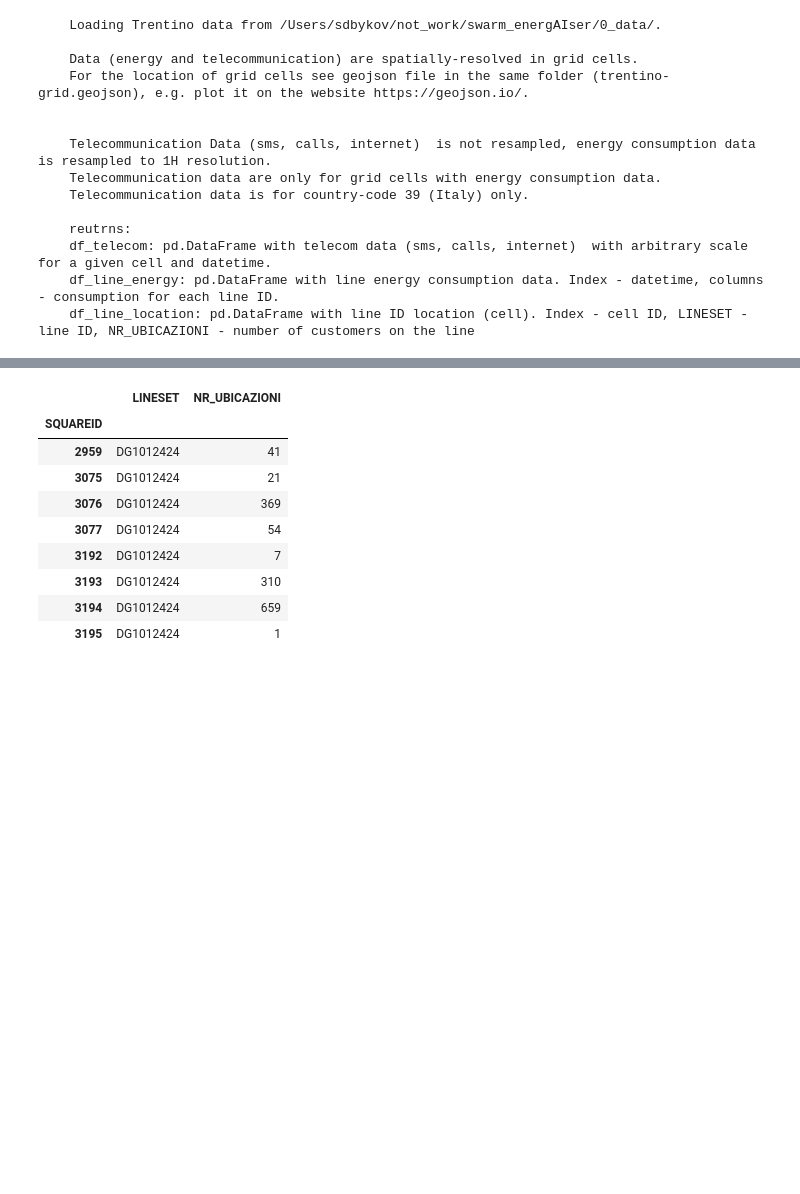
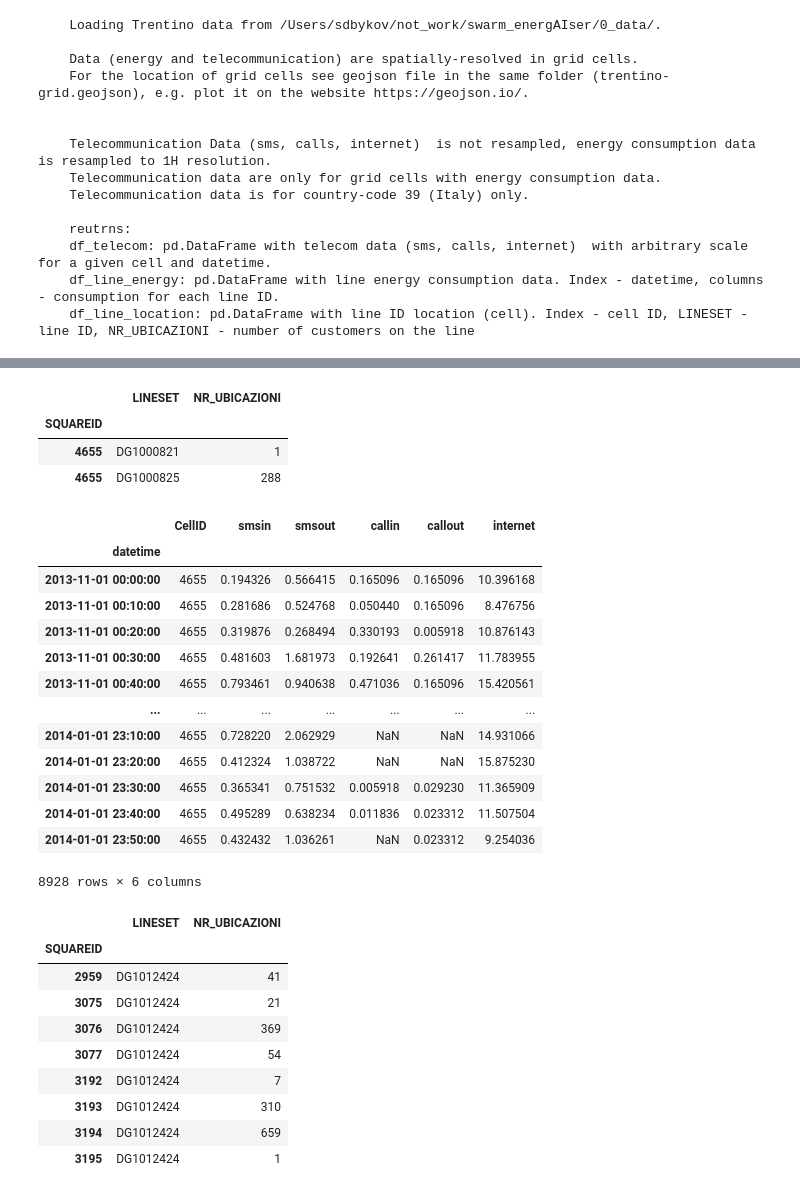
Before and after one commit to SergeiDBykov/swarm_energAIser, a Jupyter notebook: 1_exploratory_analysis/3_trentino/1_trentino_eda.ipynb, the cells around one changed output, grey strips where cells are left out. Cells and saved outputs as stored; diff of their text form; code cells hidden in the pictures; blank space fills up the shorter version.

```diff
--- a/1_exploratory_analysis/3_trentino/1_trentino_eda.ipynb
+++ b/1_exploratory_analysis/3_trentino/1_trentino_eda.ipynb
@@ -54,3 +88,27 @@ telecom
+# %%
+lines.query('SQUAREID==4655')
+# %% [output]
+|  | LINESET | NR_UBICAZIONI |
+| SQUAREID |  |  |
+| 4655 | DG1000821 | 1 |
+| 4655 | DG1000825 | 288 |
+# %%
+telecom.query('CellID==4655')
+# %% [output]
+|  | CellID | smsin | smsout | callin | callout | internet |
+| datetime |  |  |  |  |  |  |
+| 2013-11-01 00:00:00 | 4655 | 0.194326 | 0.566415 | 0.165096 | 0.165096 | 10.396168 |
+| 2013-11-01 00:10:00 | 4655 | 0.281686 | 0.524768 | 0.050440 | 0.165096 | 8.476756 |
+| 2013-11-01 00:20:00 | 4655 | 0.319876 | 0.268494 | 0.330193 | 0.005918 | 10.876143 |
+| 2013-11-01 00:30:00 | 4655 | 0.481603 | 1.681973 | 0.192641 | 0.261417 | 11.783955 |
+| 2013-11-01 00:40:00 | 4655 | 0.793461 | 0.940638 | 0.471036 | 0.165096 | 15.420561 |
+| ... | ... | ... | ... | ... | ... | ... |
+| 2014-01-01 23:10:00 | 4655 | 0.728220 | 2.062929 | NaN | NaN | 14.931066 |
+| 2014-01-01 23:20:00 | 4655 | 0.412324 | 1.038722 | NaN | NaN | 15.875230 |
+| 2014-01-01 23:30:00 | 4655 | 0.365341 | 0.751532 | 0.005918 | 0.029230 | 11.365909 |
+| 2014-01-01 23:40:00 | 4655 | 0.495289 | 0.638234 | 0.011836 | 0.023312 | 11.507504 |
+| 2014-01-01 23:50:00 | 4655 | 0.432432 | 1.036261 | NaN | 0.023312 | 9.254036 |
+8928 rows × 6 columns
 # %%
 lines.query("LINESET=='DG1012424'")
 # %% [output]
```
Also changed, not shown: parts of 4 cells of this notebook, 3 other files.
